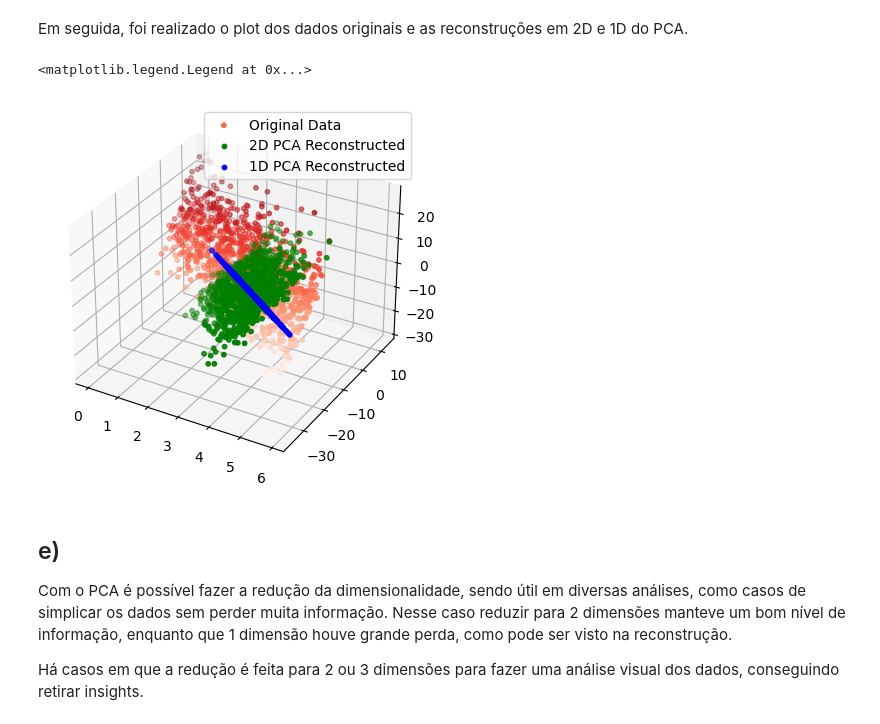
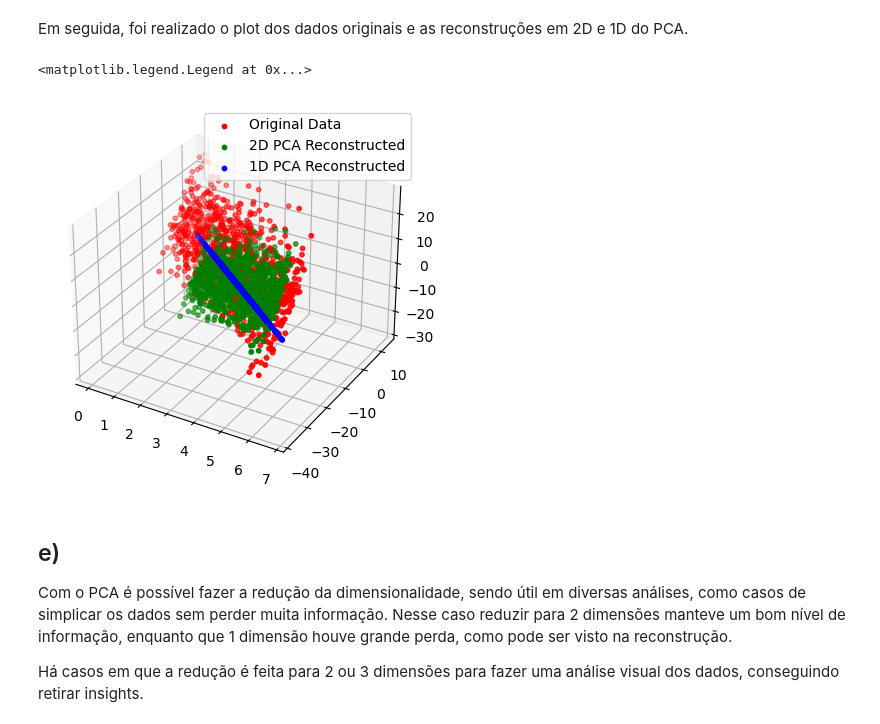
Before and after one commit to AlvimPedro/ppge_machine_learning, a Jupyter notebook: lista3/ex2.ipynb, the cells around one changed output. Drawn from its saved outputs; the diff is of its cells as text; code cells hidden in the pictures.

```diff
--- a/lista3/ex2.ipynb
+++ b/lista3/ex2.ipynb
@@ -124,8 +126,8 @@ ax.scatter3D(xdata, ydata, zdata, c=zdata, cmap='Reds')
 # %% [markdown]
 Feita a redução de dimensionalidade PCA para uma e duas dimensões fazendo o produto das matrizes dos dados originais normalizados com os autovetores.
 # %%
-pca_data_1d = X_normalized.dot(eigenvectors[0:1].transpose())
-pca_data_2d = X_normalized.dot(eigenvectors[0:2].transpose())
+pca_data_1d = X_normalized.dot(eigenvectors[:,0:1])
+pca_data_2d = X_normalized.dot(eigenvectors[:,0:2])
 # %% [markdown]
 Abaixo, o plot dos dados originais normalizados com os dados reduzidos pelo PCA, mostrando o 2D atuando em duas dimensões sendo um plano, e o de 1 dimensão sendo uma reta.
 # %%
@@ -164,28 +169,28 @@ Em seguida, foi realizado o plot dos dados originais e as reconstruções em 2D
 # %%
 fig = plt.figure()
 ax = plt.axes(projection='3d')
 
 xdata = X[:, 0]
 ydata = X[:, 1]
 zdata = X[:, 2]
 
-ax.scatter3D(xdata, ydata, zdata, c=zdata, cmap='Reds', s=10, label='Original Data')
+ax.scatter3D(xdata, ydata, zdata, color='red', s=10, label='Original Data')
 
 xdata = reconstructed_2d[:, 0]
 ydata = reconstructed_2d[:, 1]
 zdata = reconstructed_2d[:, 2]
 
 ax.scatter3D(xdata, ydata, zdata, color='green', s=10, label='2D PCA Reconstructed')
 
 xdata = reconstructed_1d[:, 0]
 ydata = reconstructed_1d[:, 1]
 zdata = reconstructed_1d[:, 2]
 
 ax.scatter3D(xdata, ydata, zdata, color='blue', s=10, label='1D PCA Reconstructed')
 ax.legend(loc='upper right')
 # %% [output]
 <matplotlib.legend.Legend at 0x...>
-[figure, old version]
+[figure, new version]
 # %% [markdown]
 ## e)
 
```
Also changed, not shown: parts of 3 cells of this notebook, 1 other file.
